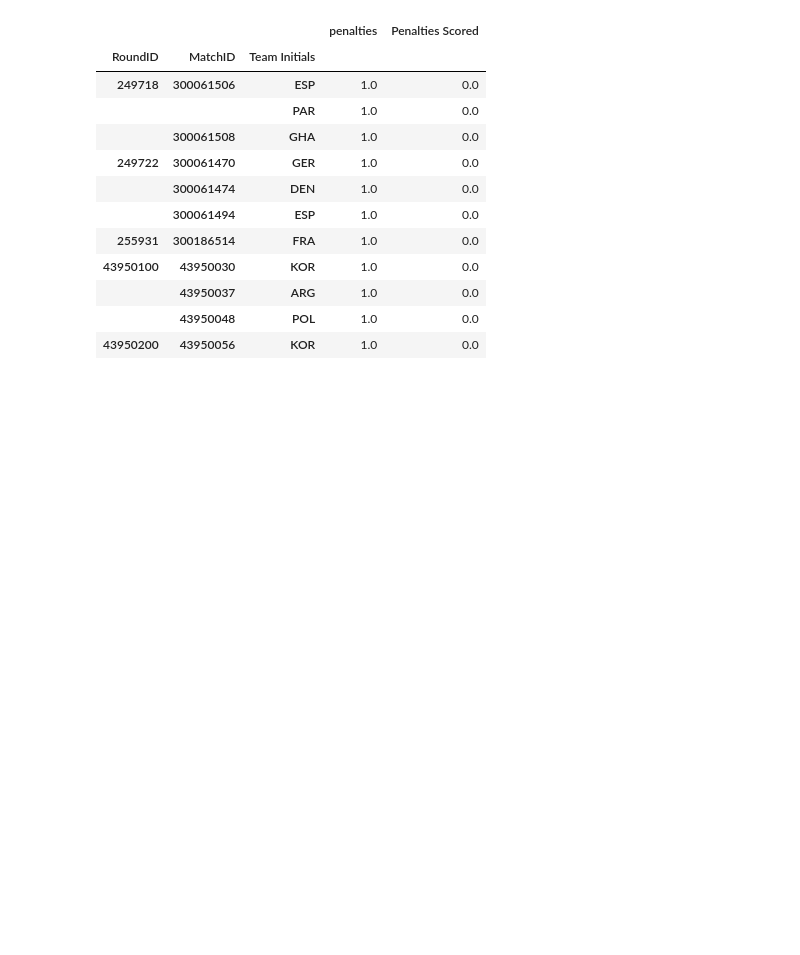
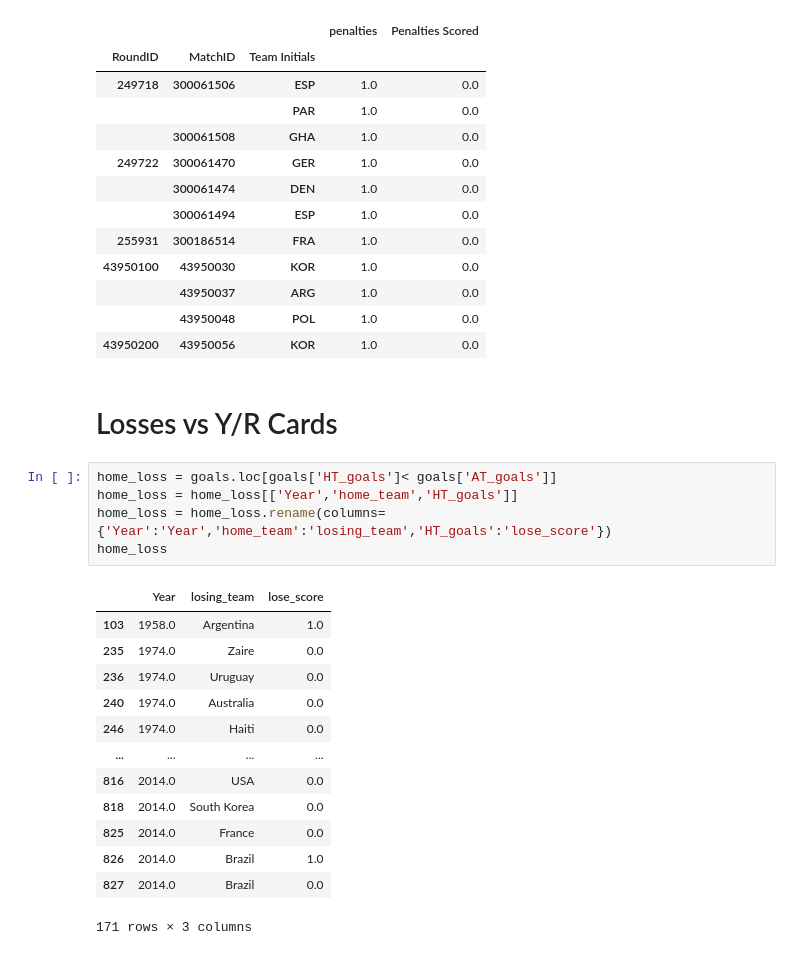
Before and after one commit to katieclayy/World-Cup-Matches-Analysis, a Jupyter notebook: notebook/WorldCupAnalysis.ipynb, the cells around one changed output. Cells and saved outputs as stored; diff of their text form; blank space fills up the shorter version.

```diff
--- a/notebook/WorldCupAnalysis.ipynb
+++ b/notebook/WorldCupAnalysis.ipynb
@@ -1039,3 +1039,24 @@ unsucessful_p = penalties[penalties['penalties'] != penalties['Penalties Scored'
 |  | 43950037 | ARG | 1.0 | 0.0 |
 |  | 43950048 | POL | 1.0 | 0.0 |
 | 43950200 | 43950056 | KOR | 1.0 | 0.0 |
+# %% [markdown]
+# Losses vs Y/R Cards
+# %%
+home_loss = goals.loc[goals['HT_goals']< goals['AT_goals']]
+home_loss = home_loss[['Year','home_team','HT_goals']]
+home_loss = home_loss.rename(columns={'Year':'Year','home_team':'losing_team','HT_goals':'lose_score'})
+home_loss
+# %% [output]
+|  | Year | losing_team | lose_score |
+| 103 | 1958.0 | Argentina | 1.0 |
+| 235 | 1974.0 | Zaire | 0.0 |
+| 236 | 1974.0 | Uruguay | 0.0 |
+| 240 | 1974.0 | Australia | 0.0 |
+| 246 | 1974.0 | Haiti | 0.0 |
+| ... | ... | ... | ... |
+| 816 | 2014.0 | USA | 0.0 |
+| 818 | 2014.0 | South Korea | 0.0 |
+| 825 | 2014.0 | France | 0.0 |
+| 826 | 2014.0 | Brazil | 1.0 |
+| 827 | 2014.0 | Brazil | 0.0 |
+171 rows × 3 columns
```
Also changed, not shown: 2 other files.
